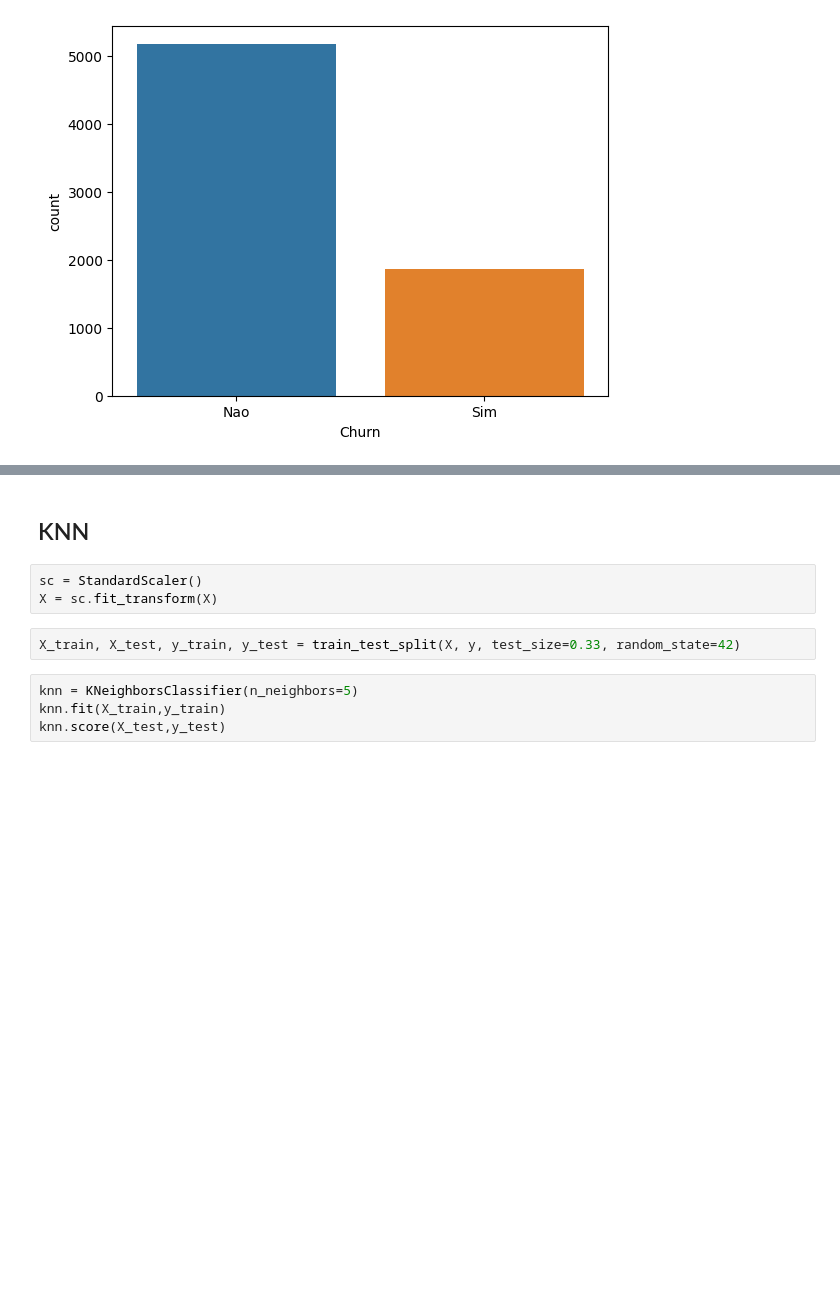
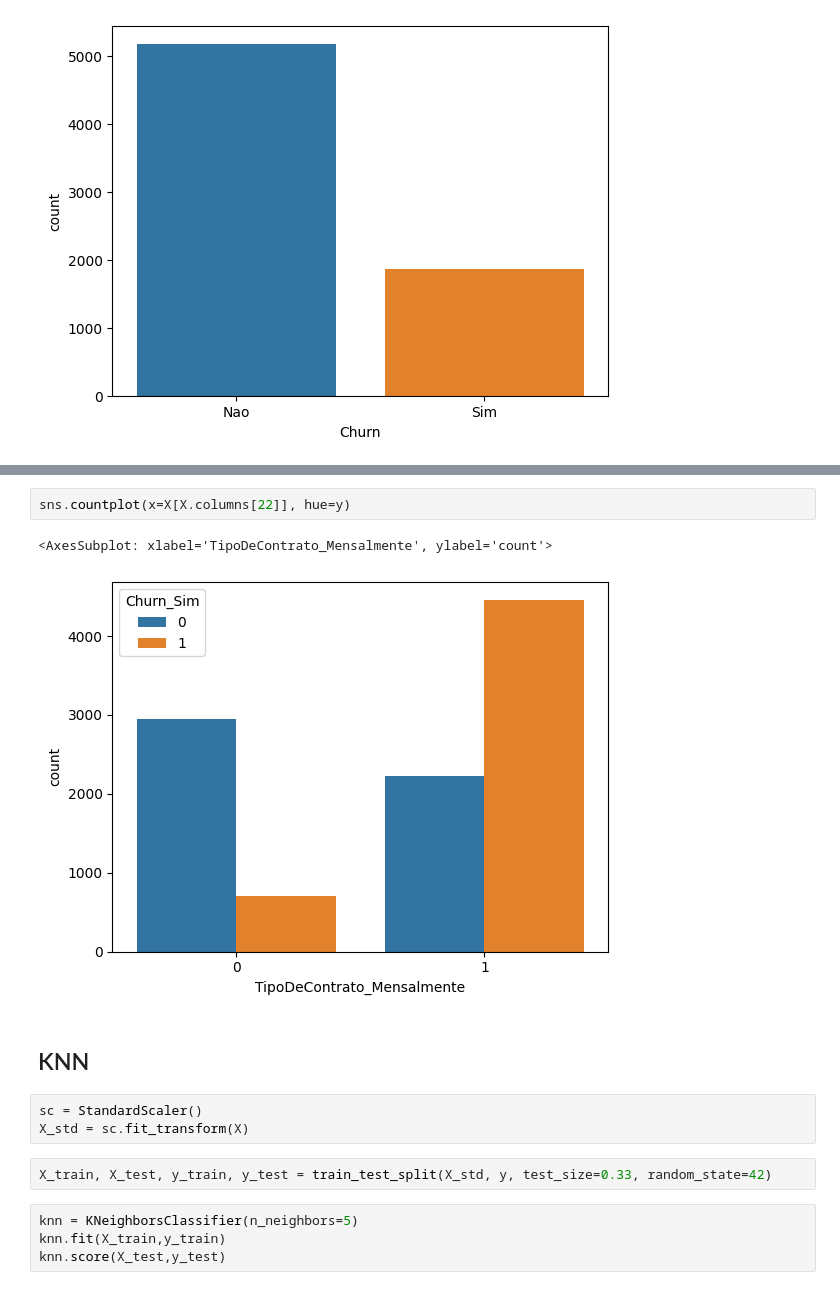
Before and after one commit to chzandonai/churn-detection, a Jupyter notebook: notebooks/Untitled.ipynb, the cells around one changed output, grey strips where cells are left out. Drawn from its saved outputs; the diff is of its cells as text; blank space fills up the shorter version.

```diff
--- a/notebooks/Untitled.ipynb
+++ b/notebooks/Untitled.ipynb
@@ -134,10 +115,15 @@ Name: Churn, dtype: int64
+# %%
+sns.countplot(x=X[X.columns[22]], hue=y)
+# %% [output]
+<AxesSubplot: xlabel='TipoDeContrato_Mensalmente', ylabel='count'>
+[figure, added]
 # %% [markdown]
 ## KNN
 # %%
 sc = StandardScaler()
-X = sc.fit_transform(X)
+X_std = sc.fit_transform(X)
 # %%
-X_train, X_test, y_train, y_test = train_test_split(X, y, test_size=0.33, random_state=42)
+X_train, X_test, y_train, y_test = train_test_split(X_std, y, test_size=0.33, random_state=42)
 # %%
 knn = KNeighborsClassifier(n_neighbors=5)
 knn.fit(X_train,y_train)
```
Also changed, not shown: parts of 18 cells of this notebook.
